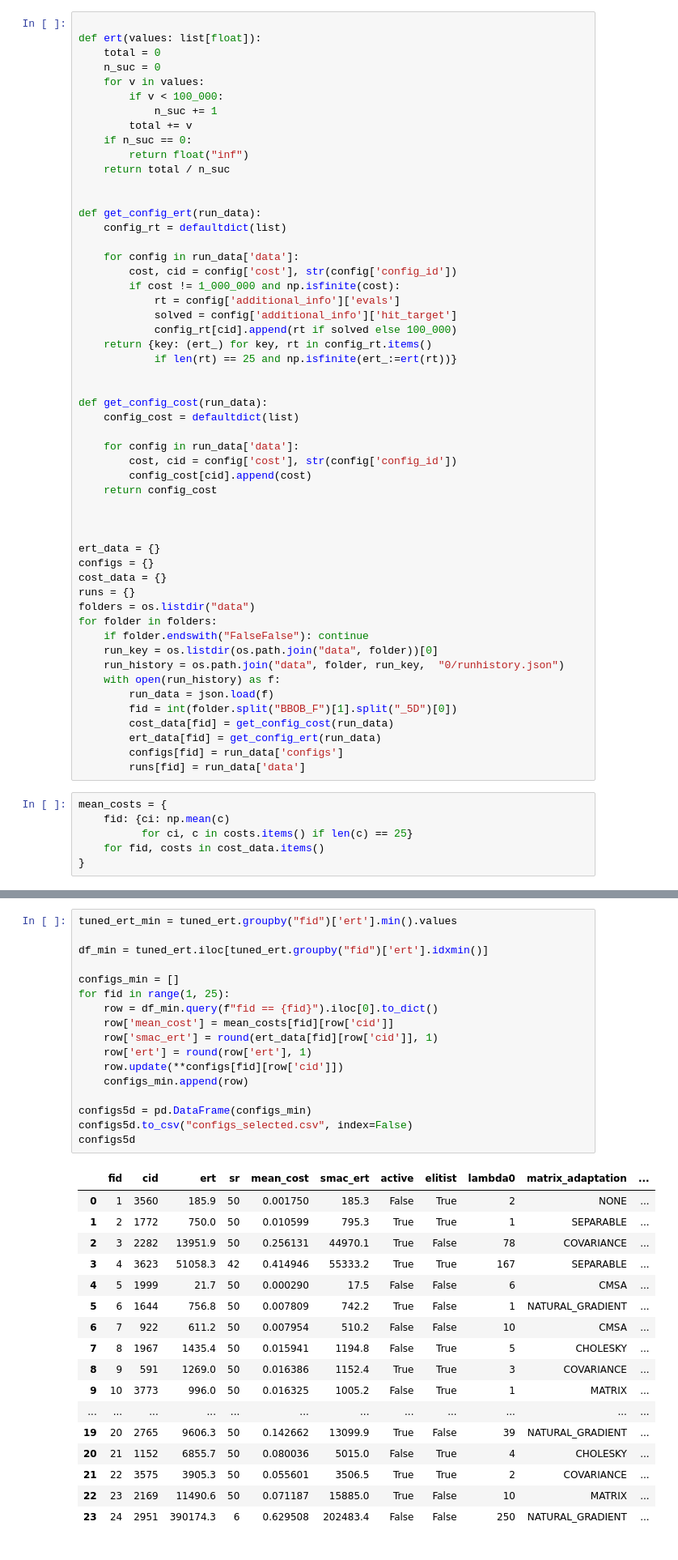
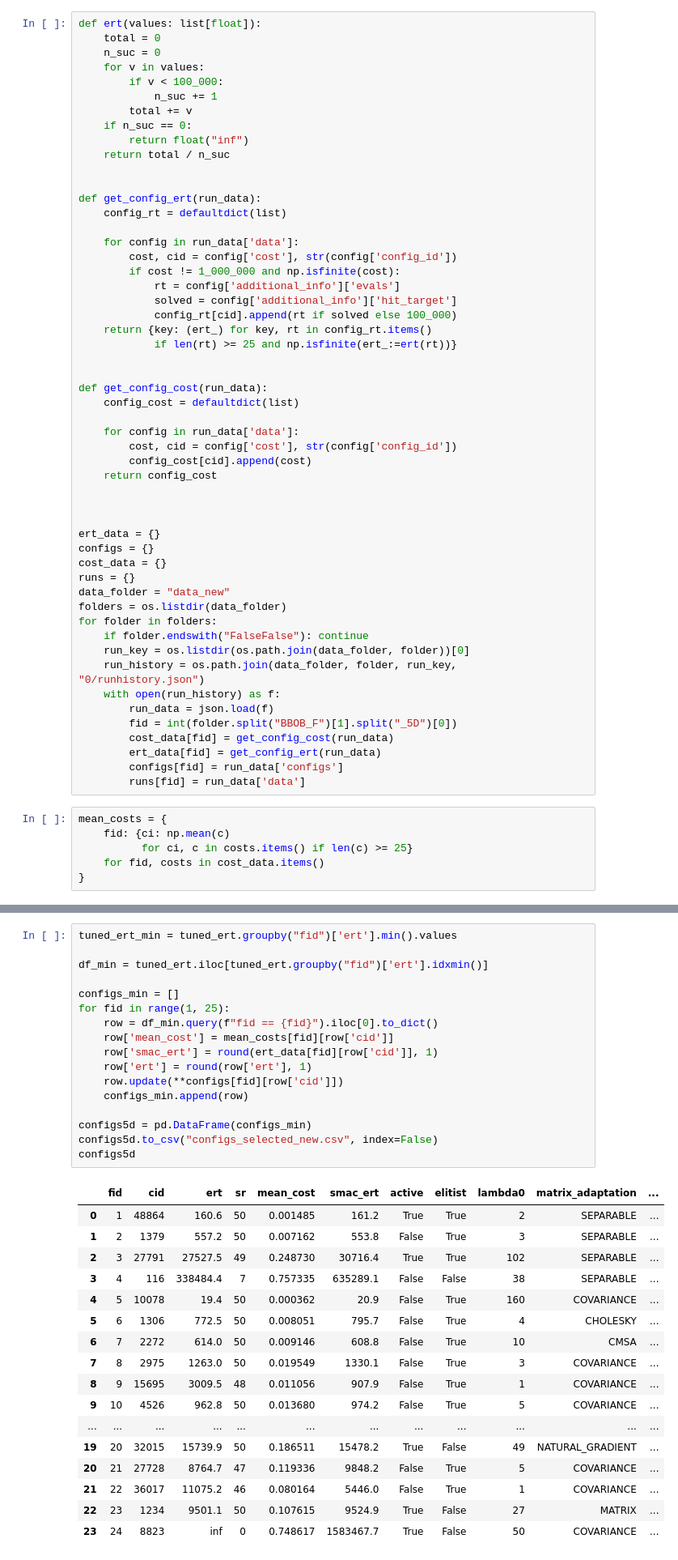
Before and after one commit to IOHprofiler/ModularCMAES, a Jupyter notebook: scripts/tuning/analysis.ipynb, the cells around one changed output, grey strips where cells are left out. Shown at 81% size. Drawn from its saved outputs; the diff is of its cells as text.

```diff
--- a/scripts/tuning/analysis.ipynb
+++ b/scripts/tuning/analysis.ipynb
@@ -7,7 +7,6 @@ import numpy as np
 import pandas as pd
 import matplotlib.pyplot as plt
 # %%
-
 def ert(values: list[float]):
     total = 0
     n_suc = 0
@@ -30,7 +29,7 @@ def get_config_ert(run_data):
             solved = config['additional_info']['hit_target']
             config_rt[cid].append(rt if solved else 100_000)
     return {key: (ert_) for key, rt in config_rt.items()
-            if len(rt) == 25 and np.isfinite(ert_:=ert(rt))}
+            if len(rt) >= 25 and np.isfinite(ert_:=ert(rt))}
 
 
 def get_config_cost(run_data):
@@ -47,11 +46,12 @@ ert_data = {}
 configs = {}
 cost_data = {}
 runs = {}
-folders = os.listdir("data")
+data_folder = "data_new"
+folders = os.listdir(data_folder)
 for folder in folders:
     if folder.endswith("FalseFalse"): continue
-    run_key = os.listdir(os.path.join("data", folder))[0]
-    run_history = os.path.join("data", folder, run_key,  "0/runhistory.json")
+    run_key = os.listdir(os.path.join(data_folder, folder))[0]
+    run_history = os.path.join(data_folder, folder, run_key,  "0/runhistory.json")
     with open(run_history) as f:
         run_data = json.load(f)
         fid = int(folder.split("BBOB_F")[1].split("_5D")[0])
@@ -62,7 +62,7 @@ for folder in folders:
 # %%
 mean_costs = {
     fid: {ci: np.mean(c)
-          for ci, c in costs.items() if len(c) == 25}
+          for ci, c in costs.items() if len(c) >= 25}
     for fid, costs in cost_data.items()
 }
 # %%
@@ -132,38 +132,38 @@ tuned_ert
 # %%
 tuned_ert_min = tuned_ert.groupby("fid")['ert'].min().values
 
 df_min = tuned_ert.iloc[tuned_ert.groupby("fid")['ert'].idxmin()]
 
 configs_min = []
 for fid in range(1, 25):
     row = df_min.query(f"fid == {fid}").iloc[0].to_dict()
     row['mean_cost'] = mean_costs[fid][row['cid']]
     row['smac_ert'] = round(ert_data[fid][row['cid']], 1)
     row['ert'] = round(row['ert'], 1)
     row.update(**configs[fid][row['cid']])
     configs_min.append(row)
 
 configs5d = pd.DataFrame(configs_min)
-configs5d.to_csv("configs_selected.csv", index=False)
+configs5d.to_csv("configs_selected_new.csv", index=False)
 configs5d
 # %% [output]
 |  | fid | cid | ert | sr | mean_cost | smac_ert | active | elitist | lambda0 | matrix_adaptation | ... |
-| 0 | 1 | 3560 | 185.9 | 50 | 0.001750 | 185.3 | False | True | 2 | NONE | ... |
-| 1 | 2 | 1772 | 750.0 | 50 | 0.010599 | 795.3 | True | True | 1 | SEPARABLE | ... |
-| 2 | 3 | 2282 | 13951.9 | 50 | 0.256131 | 44970.1 | True | False | 78 | COVARIANCE | ... |
-| 3 | 4 | 3623 | 51058.3 | 42 | 0.414946 | 55333.2 | True | True | 167 | SEPARABLE | ... |
-| 4 | 5 | 1999 | 21.7 | 50 | 0.000290 | 17.5 | False | False | 6 | CMSA | ... |
-| 5 | 6 | 1644 | 756.8 | 50 | 0.007809 | 742.2 | True | False | 1 | NATURAL_GRADIENT | ... |
-| 6 | 7 | 922 | 611.2 | 50 | 0.007954 | 510.2 | False | False | 10 | CMSA | ... |
-| 7 | 8 | 1967 | 1435.4 | 50 | 0.015941 | 1194.8 | False | True | 5 | CHOLESKY | ... |
-| 8 | 9 | 591 | 1269.0 | 50 | 0.016386 | 1152.4 | True | True | 3 | COVARIANCE | ... |
-| 9 | 10 | 3773 | 996.0 | 50 | 0.016325 | 1005.2 | False | True | 1 | MATRIX | ... |
+| 0 | 1 | 48864 | 160.6 | 50 | 0.001485 | 161.2 | True | True | 2 | SEPARABLE | ... |
+| 1 | 2 | 1379 | 557.2 | 50 | 0.007162 | 553.8 | False | True | 3 | SEPARABLE | ... |
+| 2 | 3 | 27791 | 27527.5 | 49 | 0.248730 | 30716.4 | True | True | 102 | SEPARABLE | ... |
+| 3 | 4 | 116 | 338484.4 | 7 | 0.757335 | 635289.1 | False | False | 38 | SEPARABLE | ... |
+| 4 | 5 | 10078 | 19.4 | 50 | 0.000362 | 20.9 | False | True | 160 | COVARIANCE | ... |
+| 5 | 6 | 1306 | 772.5 | 50 | 0.008051 | 795.7 | False | True | 4 | CHOLESKY | ... |
+| 6 | 7 | 2272 | 614.0 | 50 | 0.009146 | 608.8 | False | True | 10 | CMSA | ... |
+| 7 | 8 | 2975 | 1263.0 | 50 | 0.019549 | 1330.1 | False | True | 3 | COVARIANCE | ... |
+| 8 | 9 | 15695 | 3009.5 | 48 | 0.011056 | 907.9 | False | True | 1 | COVARIANCE | ... |
+| 9 | 10 | 4526 | 962.8 | 50 | 0.013680 | 974.2 | False | True | 5 | COVARIANCE | ... |
 | ... | ... | ... | ... | ... | ... | ... | ... | ... | ... | ... | ... |
-| 19 | 20 | 2765 | 9606.3 | 50 | 0.142662 | 13099.9 | True | False | 39 | NATURAL_GRADIENT | ... |
-| 20 | 21 | 1152 | 6855.7 | 50 | 0.080036 | 5015.0 | False | True | 4 | CHOLESKY | ... |
-| 21 | 22 | 3575 | 3905.3 | 50 | 0.055601 | 3506.5 | True | True | 2 | COVARIANCE | ... |
-| 22 | 23 | 2169 | 11490.6 | 50 | 0.071187 | 15885.0 | True | False | 10 | MATRIX | ... |
-| 23 | 24 | 2951 | 390174.3 | 6 | 0.629508 | 202483.4 | False | False | 250 | NATURAL_GRADIENT | ... |
+| 19 | 20 | 32015 | 15739.9 | 50 | 0.186511 | 15478.2 | True | False | 49 | NATURAL_GRADIENT | ... |
+| 20 | 21 | 27728 | 8764.7 | 47 | 0.119336 | 9848.2 | False | True | 5 | COVARIANCE | ... |
+| 21 | 22 | 36017 | 11075.2 | 46 | 0.080164 | 5446.0 | False | True | 1 | COVARIANCE | ... |
+| 22 | 23 | 1234 | 9501.1 | 50 | 0.107615 | 9524.9 | True | False | 27 | MATRIX | ... |
+| 23 | 24 | 8823 | inf | 0 | 0.748617 | 1583467.7 | True | False | 50 | COVARIANCE | ... |
 24 rows × 21 columns
 # %%
 configs_all = []
```
Also changed, not shown: parts of 1 cell of this notebook, 49 other files.
